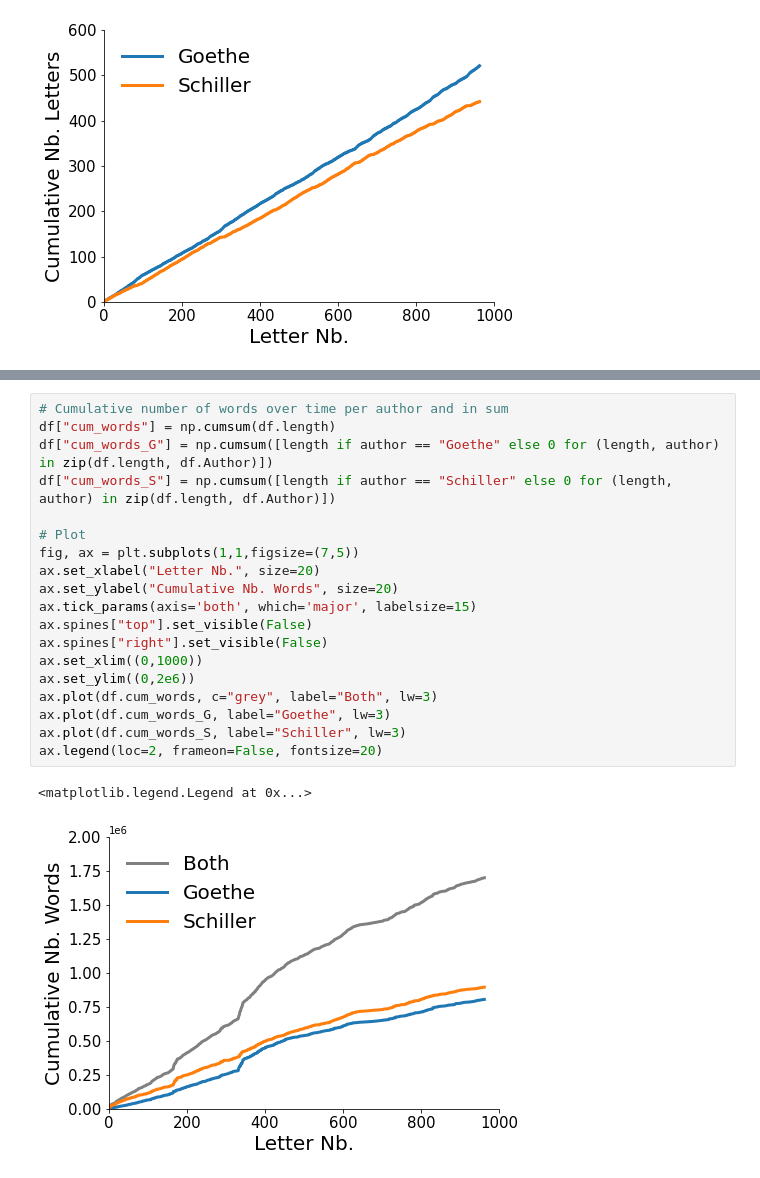
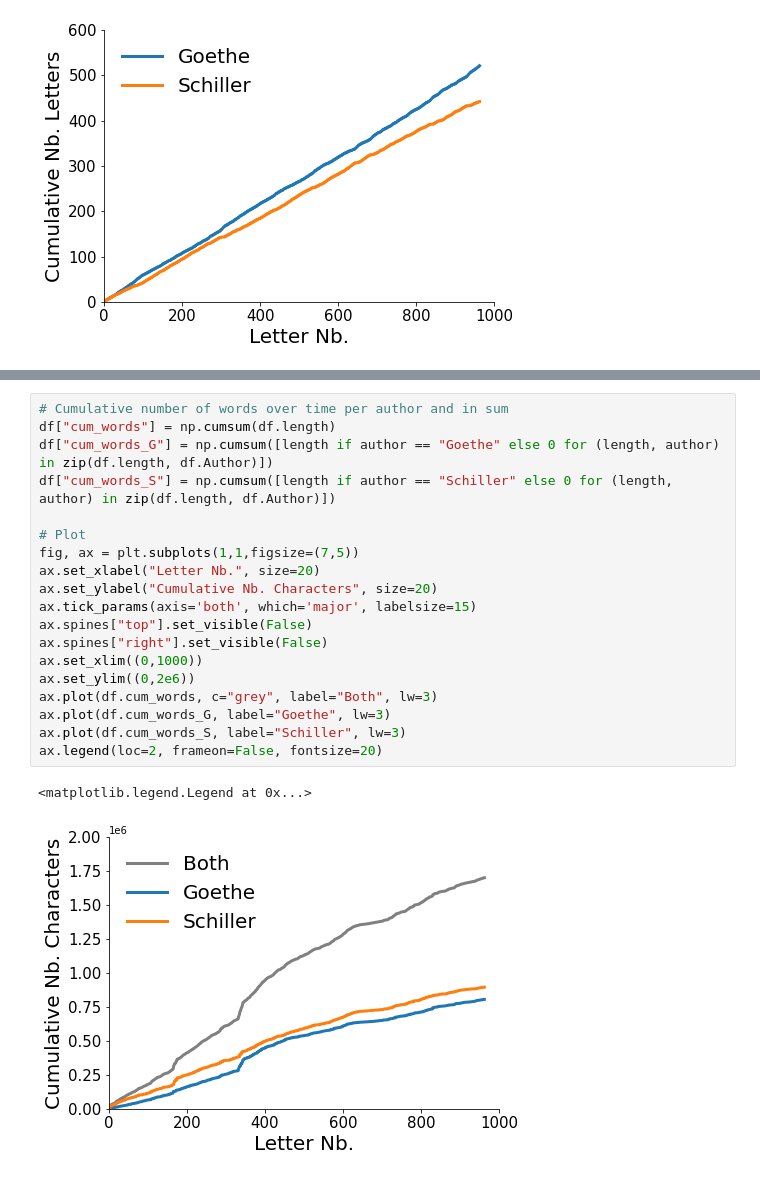
Before and after one commit to Ma-Fi-94/letters, a Jupyter notebook: Descriptive.ipynb, the cells around one changed output, grey strips where cells are left out. Cells and saved outputs as stored; diff of their text form.

```diff
--- a/Descriptive.ipynb
+++ b/Descriptive.ipynb
@@ -76,22 +75,22 @@ Name: length, dtype: float64
 # %%
 # Cumulative number of words over time per author and in sum
 df["cum_words"] = np.cumsum(df.length)
 df["cum_words_G"] = np.cumsum([length if author == "Goethe" else 0 for (length, author) in zip(df.length, df.Author)])
 df["cum_words_S"] = np.cumsum([length if author == "Schiller" else 0 for (length, author) in zip(df.length, df.Author)])
 
 # Plot
 fig, ax = plt.subplots(1,1,figsize=(7,5))
 ax.set_xlabel("Letter Nb.", size=20)
-ax.set_ylabel("Cumulative Nb. Words", size=20)
+ax.set_ylabel("Cumulative Nb. Characters", size=20)
 ax.tick_params(axis='both', which='major', labelsize=15)
 ax.spines["top"].set_visible(False)
 ax.spines["right"].set_visible(False)
 ax.set_xlim((0,1000))
 ax.set_ylim((0,2e6))
 ax.plot(df.cum_words, c="grey", label="Both", lw=3)
 ax.plot(df.cum_words_G, label="Goethe", lw=3)
 ax.plot(df.cum_words_S, label="Schiller", lw=3)
 ax.legend(loc=2, frameon=False, fontsize=20)
 # %% [output]
 <matplotlib.legend.Legend at 0x...>
-[figure, old version]
+[figure, new version]
```
Also changed, not shown: parts of 5 cells of this notebook.
